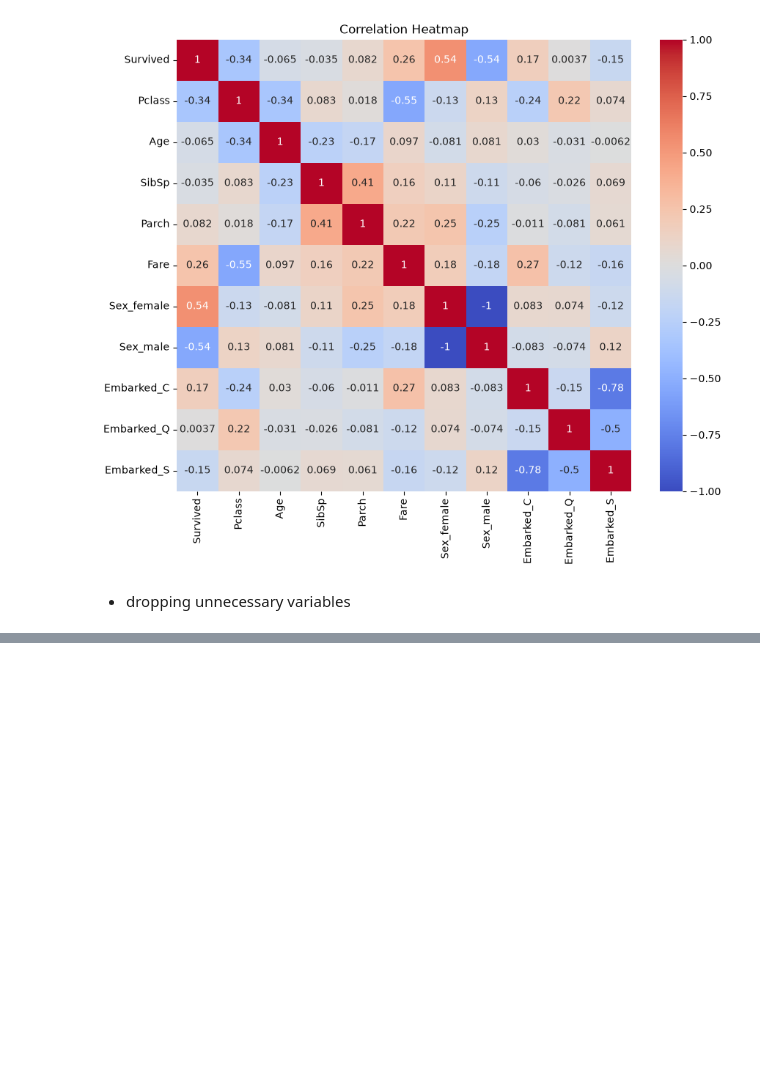
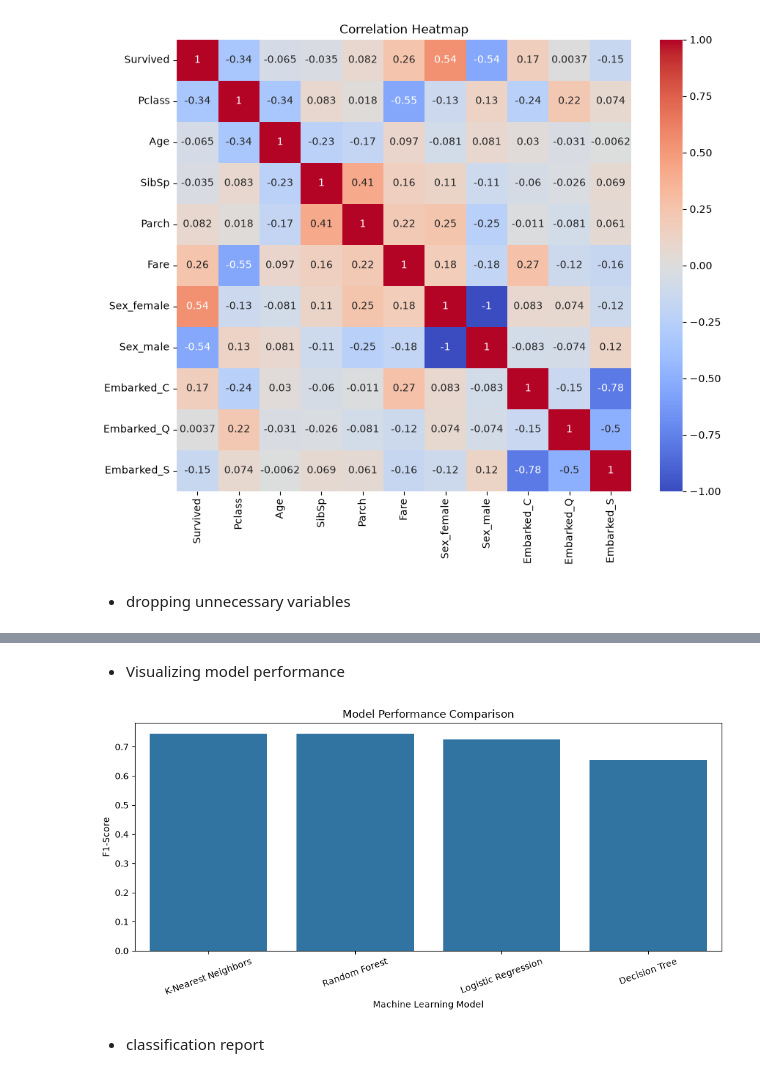
Before and after one commit to 31aykg/Titanic_ML_Preprocessing, a Jupyter notebook: titanic.ipynb, the cells around one changed output, grey strips where cells are left out. Cells and saved outputs as stored; diff of their text form; code cells hidden in the pictures; blank space fills up the shorter version.

```diff
--- a/titanic.ipynb
+++ b/titanic.ipynb
@@ -191,0 +223,2 @@ df = df.drop(['Sex', 'Embarked'], axis=1)
+# %%
+df=titanic.copy()
@@ -191,0 +227,6 @@ df = df.drop(['Sex', 'Embarked'], axis=1)
+# %%
+# Select relevant input features
+features = ["Pclass","Sex","Age","SibSp","Parch","Fare","Embarked"]
+
+X = df[features]
+y = df["Survived"]
@@ -191,0 +235,5 @@ df = df.drop(['Sex', 'Embarked'], axis=1)
+# %%
+X_train, X_test, y_train, y_test = train_test_split(X,y,test_size=0.2,random_state=42,stratify=y)
+
+print("Training records:", X_train.shape[0])
+print("Testing records:", X_test.shape[0])
@@ -191,0 +245,13 @@ df = df.drop(['Sex', 'Embarked'], axis=1)
+# %%
+numerical_features = ["Pclass","Age","SibSp","Parch","Fare"]
+
+categorical_features = ["Sex","Embarked"]
+
+# Numerical preprocessing
+numerical_transformer = Pipeline(steps=[("imputer", SimpleImputer(strategy="median")),("scaler", StandardScaler())])
+
+# Categorical preprocessing
+categorical_transformer = Pipeline(steps=[("imputer", SimpleImputer(strategy="most_frequent")),("encoder", OneHotEncoder(handle_unknown="ignore"))])
+
+# Combine preprocessing steps
+preprocessor = ColumnTransformer(transformers=[("num", numerical_transformer, numerical_features),("cat", categorical_transformer, categorical_features)])
@@ -191,0 +313,17 @@ df = df.drop(['Sex', 'Embarked'], axis=1)
+# %% [markdown]
+- Visualizing model performance
+# %%
+plt.figure(figsize=(10, 5))
+
+sns.barplot(data=results_df,x="Model",y="F1-Score")
+
+plt.title("Model Performance Comparison")
+plt.xlabel("Machine Learning Model")
+plt.ylabel("F1-Score")
+plt.xticks(rotation=20)
+plt.tight_layout()
+plt.show()
+# %% [output]
+[figure, added]
+# %% [markdown]
+- classification report
```
Also changed, not shown: parts of 12 cells of this notebook.
